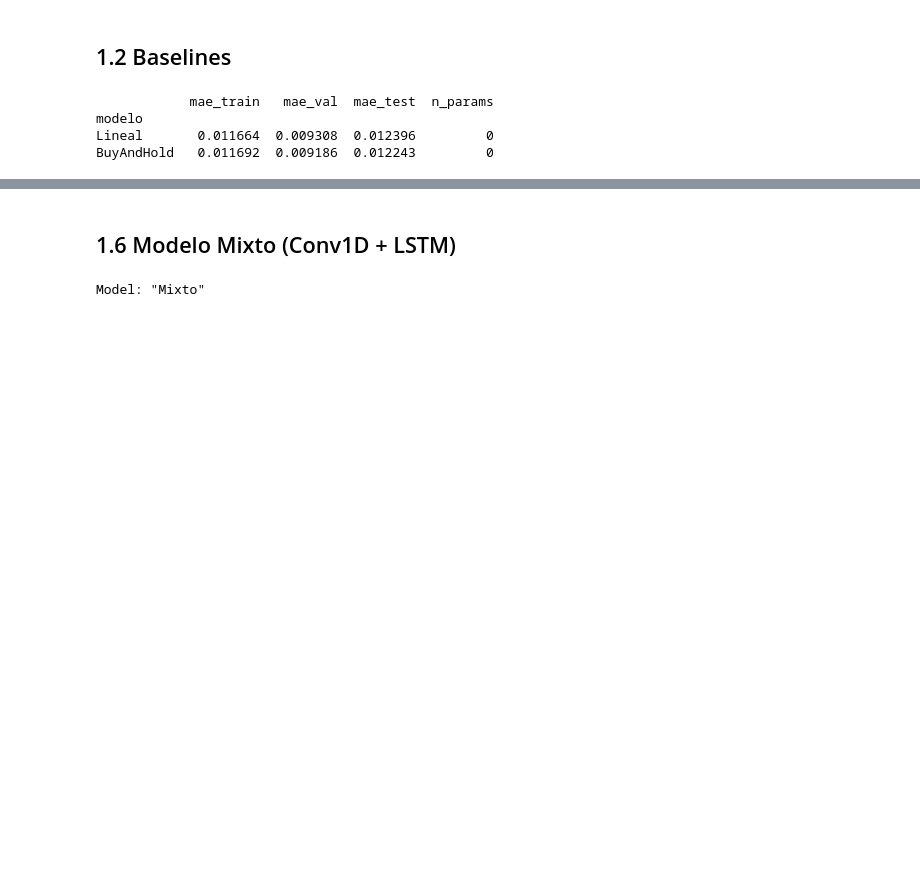
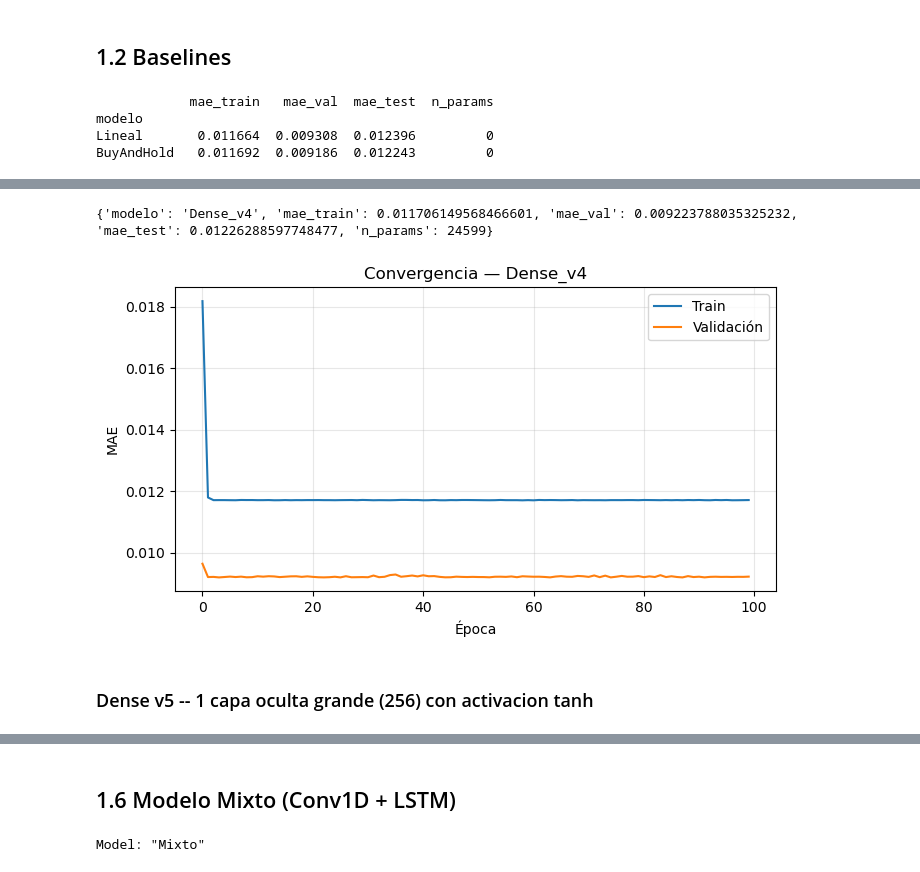
Before and after one commit to NataliaSJO/Taller4_NN, a Jupyter notebook: cuadernos/ent05_sal01.ipynb, the cells around one changed output, grey strips where cells are left out. Drawn from its saved outputs; the diff is of its cells as text; code cells hidden in the pictures; blank space fills up the shorter version.

```diff
--- a/cuadernos/ent05_sal01.ipynb
+++ b/cuadernos/ent05_sal01.ipynb
@@ -117,0 +236,6 @@ print(resultado_dense)
+# %%
+modelo_dense_v4 = construir_dense_v4(X_train_plano.shape[1], y_train.shape[1])
+modelo_dense_v4.summary()
+hist_dense_v4 = modelo_dense_v4.fit(X_train_plano, y_train,
+    validation_data=(X_val_plano, y_val),
+    epochs=100, batch_size=64,   verbose=1)
@@ -117,0 +277,10 @@ print(resultado_dense)
+# %%
+graficar_convergencia(hist_dense_v4, 'Dense_v4')
+resultado_dense_v4 = evaluar_modelo(modelo_dense_v4, X_train_plano, y_train,
+    X_val_plano, y_val, X_test_plano, y_test, nombre='Dense_v4')
+print(resultado_dense_v4)
+# %% [output]
+{'modelo': 'Dense_v4', 'mae_train': 0.011706149568466601, 'mae_val': 0.009223788035325232, 'mae_test': 0.01226288597748477, 'n_params': 24599}
+[figure, added]
+# %% [markdown]
+### Dense v5 -- 1 capa oculta grande (256) con activacion tanh
```
Also changed, not shown: parts of 58 cells of this notebook, 5 other files.
